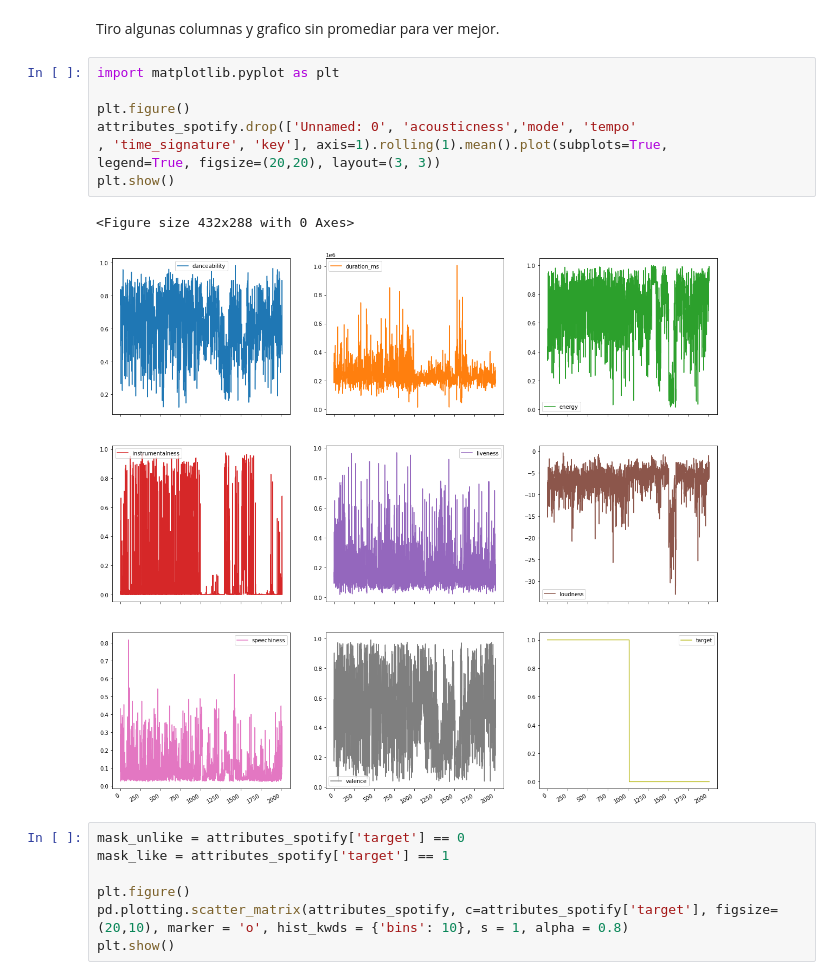
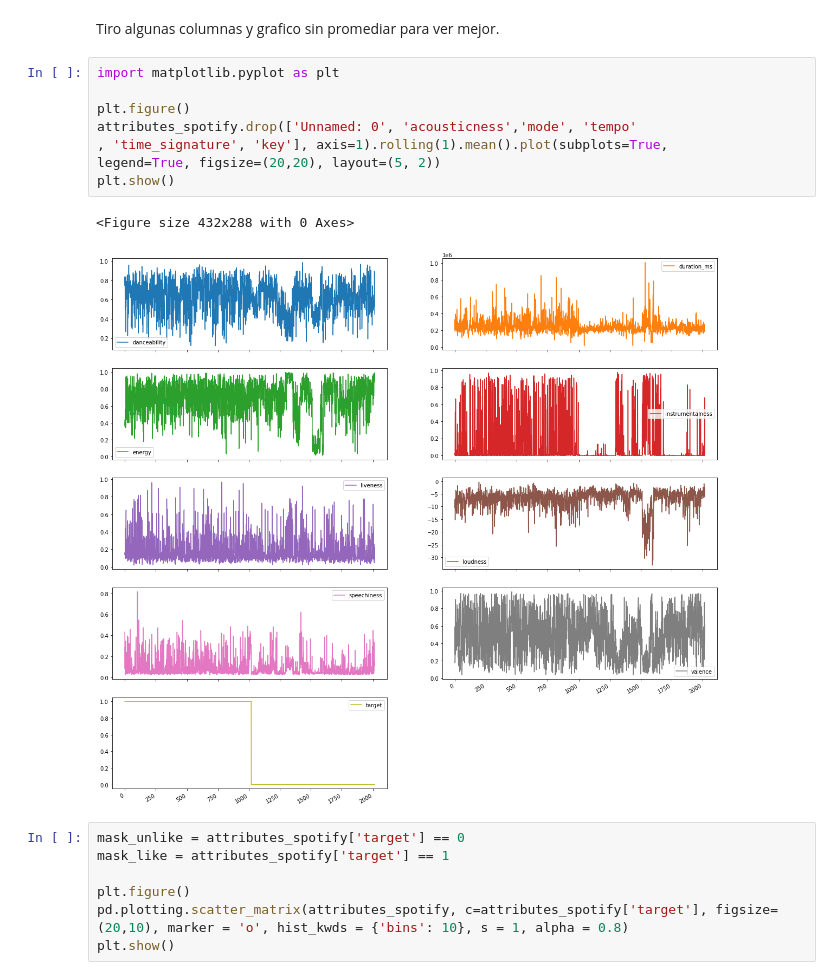
Before and after one commit to hernandezhdd/Machine-Learning-Assignments, a Jupyter notebook: TP3/ML_TP3_3.ipynb, the cells around one changed output. Cells and saved outputs as stored; diff of their text form.

```diff
--- a/TP3/ML_TP3_3.ipynb
+++ b/TP3/ML_TP3_3.ipynb
@@ -106,14 +106,14 @@ Tiro algunas columnas y grafico sin promediar para ver mejor.
 # %%
 import matplotlib.pyplot as plt
 
 plt.figure()
 attributes_spotify.drop(['Unnamed: 0', 'acousticness','mode', 'tempo'
 , 'time_signature', 'key'], axis=1).rolling(1).mean().plot(subplots=True,
-legend=True, figsize=(20,20), layout=(3, 3))
+legend=True, figsize=(20,20), layout=(5, 2))
 plt.show()
 # %% [output]
 <Figure size 432x288 with 0 Axes>
-[figure, old version]
+[figure, new version]
 # %%
 mask_unlike = attributes_spotify['target'] == 0
 mask_like = attributes_spotify['target'] == 1
```
Also changed, not shown: parts of 22 cells of this notebook.
